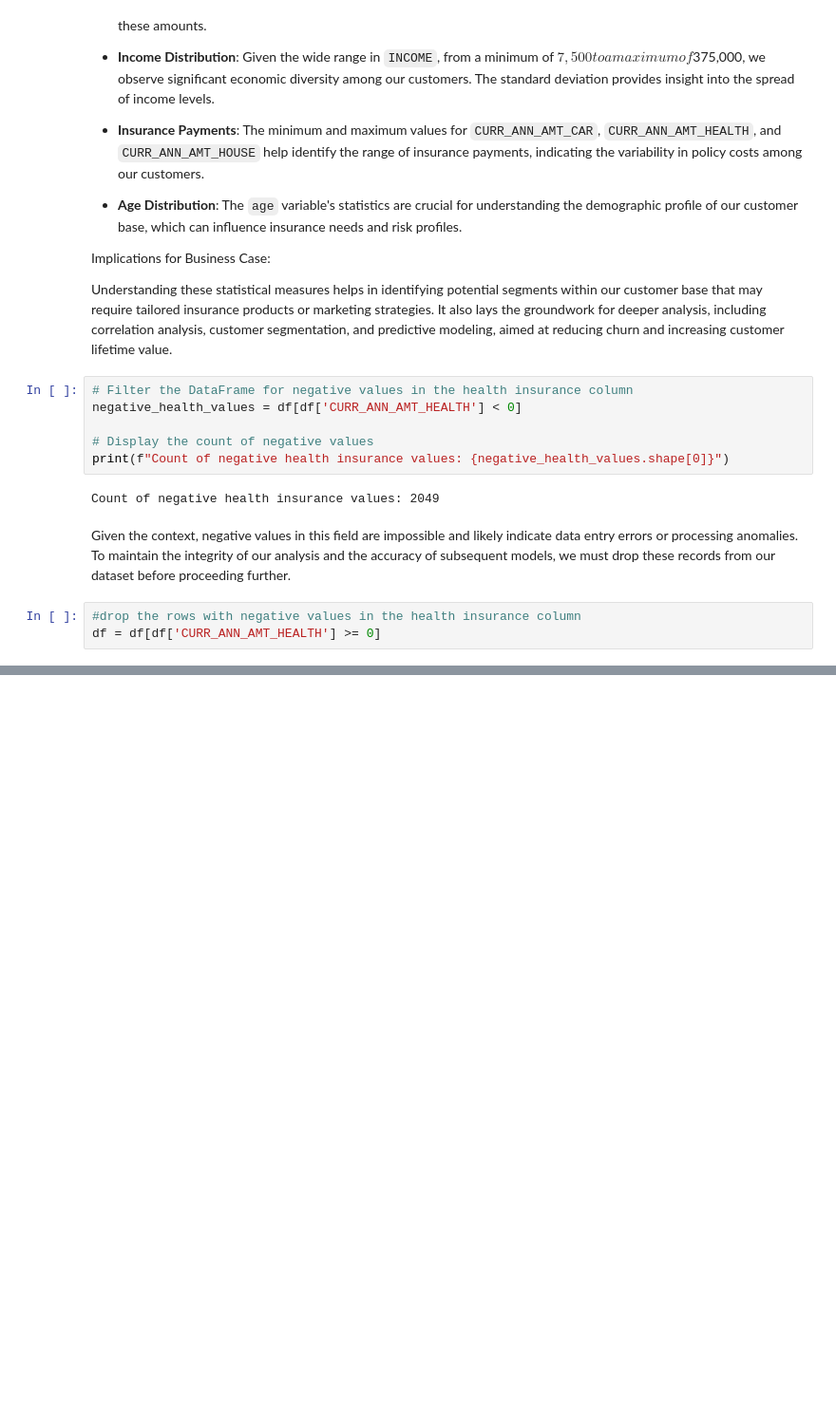
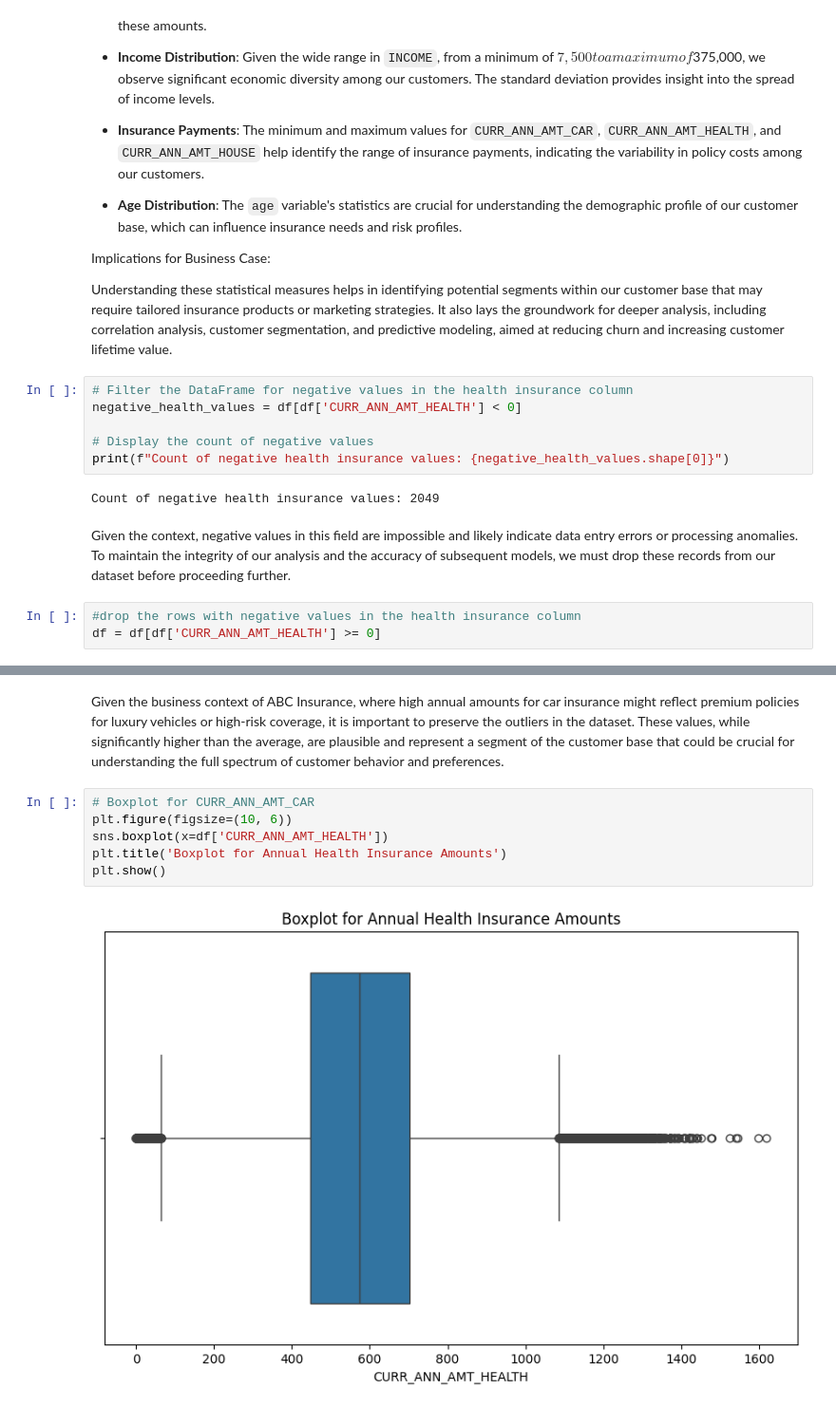
Before and after one commit to fabrizi0rigodanz0/Insurance_Analysis_ML, a Jupyter notebook: notebook.ipynb, the cells around one changed output, grey strips where cells are left out. Shown: that part at 95% size. Drawn from its saved outputs; the diff is of its cells as text; blank space fills up the shorter version.

```diff
--- a/notebook.ipynb
+++ b/notebook.ipynb
@@ -1050,0 +1096,10 @@ df = df[df['CURR_ANN_AMT_HEALTH'] >= 0]
+# %% [markdown]
+Given the business context of ABC Insurance, where high annual amounts for car insurance might reflect premium policies for luxury vehicles or high-risk coverage, it is important to preserve the outliers in the dataset. These values, while significantly higher than the average, are plausible and represent a segment of the customer base that could be crucial for understanding the full spectrum of customer behavior and preferences.
+# %%
+# Boxplot for CURR_ANN_AMT_CAR
+plt.figure(figsize=(10, 6))
+sns.boxplot(x=df['CURR_ANN_AMT_HEALTH'])
+plt.title('Boxplot for Annual Health Insurance Amounts')
+plt.show()
+# %% [output]
+[figure, added]
```
Also changed, not shown: parts of 21 cells of this notebook.
